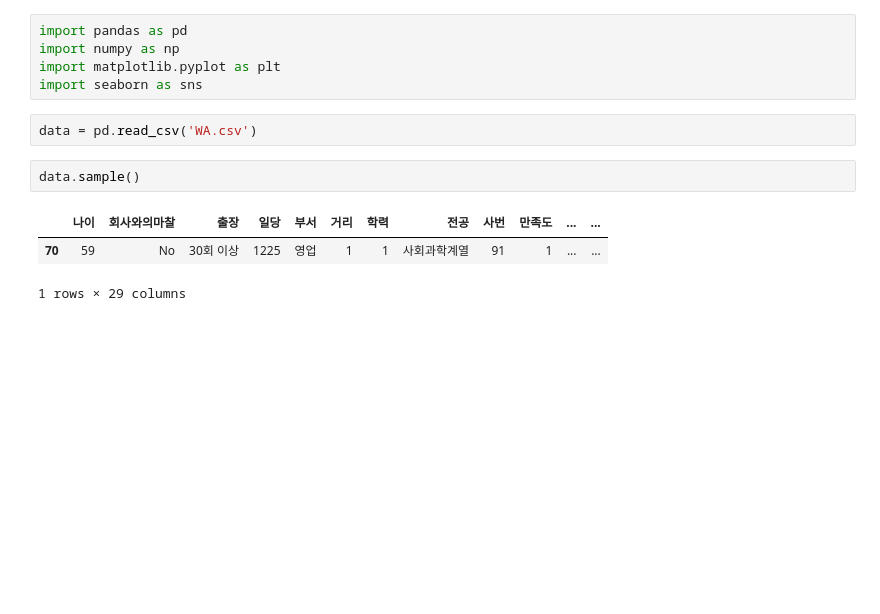
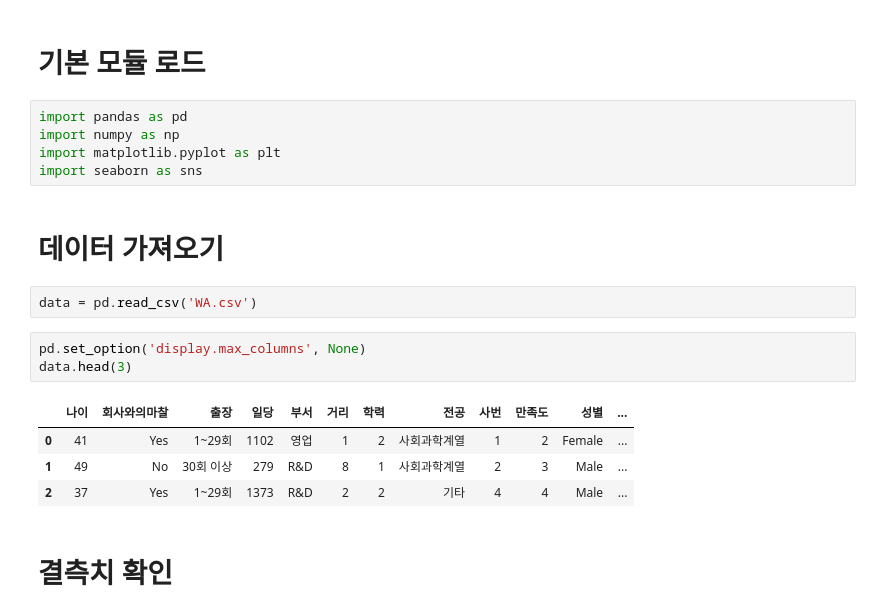
Before and after one commit to k-j-hyun/ai_x, a Jupyter notebook: source/01_python/250811_KNN_NB_TEST.ipynb, the cells around one changed output. Drawn from its saved outputs; the diff is of its cells as text; blank space fills up the shorter version.

```diff
--- a/source/01_python/250811_KNN_NB_TEST.ipynb
+++ b/source/01_python/250811_KNN_NB_TEST.ipynb
@@ -1,13 +1,21 @@
-# %%
-import pandas as pd
-import numpy as np
-import matplotlib.pyplot as plt
-import seaborn as sns
+# %% [markdown]
+# 기본 모듈 로드
+# %%
+import pandas as pd
+import numpy as np
+import matplotlib.pyplot as plt
+import seaborn as sns
+# %% [markdown]
+# 데이터 가져오기
 # %%
 data = pd.read_csv('WA.csv')
 # %%
-data.sample()
+pd.set_option('display.max_columns', None)
+data.head(3)
 # %% [output]
-|  | 나이 | 회사와의마찰 | 출장 | 일당 | 부서 | 거리 | 학력 | 전공 | 사번 | 만족도 | ... | ... |
-| 70 | 59 | No | 30회 이상 | 1225 | 영업 | 1 | 1 | 사회과학계열 | 91 | 1 | ... | ... |
+|  | 나이 | 회사와의마찰 | 출장 | 일당 | 부서 | 거리 | 학력 | 전공 | 사번 | 만족도 | 성별 | ... |
+| 0 | 41 | Yes | 1~29회 | 1102 | 영업 | 1 | 2 | 사회과학계열 | 1 | 2 | Female | ... |
+| 1 | 49 | No | 30회 이상 | 279 | R&D | 8 | 1 | 사회과학계열 | 2 | 3 | Male | ... |
+| 2 | 37 | Yes | 1~29회 | 1373 | R&D | 2 | 2 | 기타 | 4 | 4 | Male | ... |
-1 rows × 29 columns
+# %% [markdown]
+# 결측치 확인
```
Also changed, not shown: parts of 33 cells of this notebook, 21 other files.
